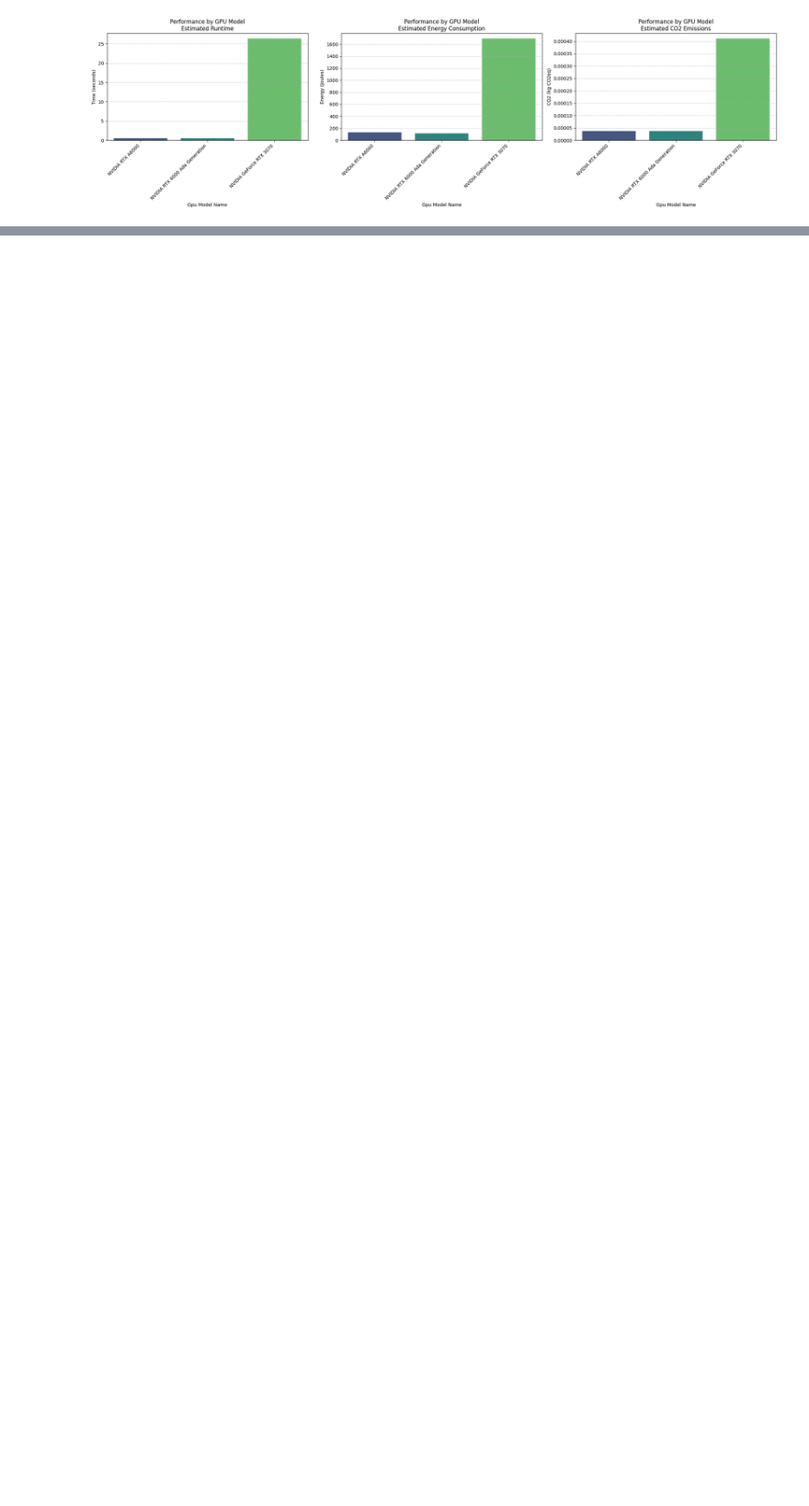
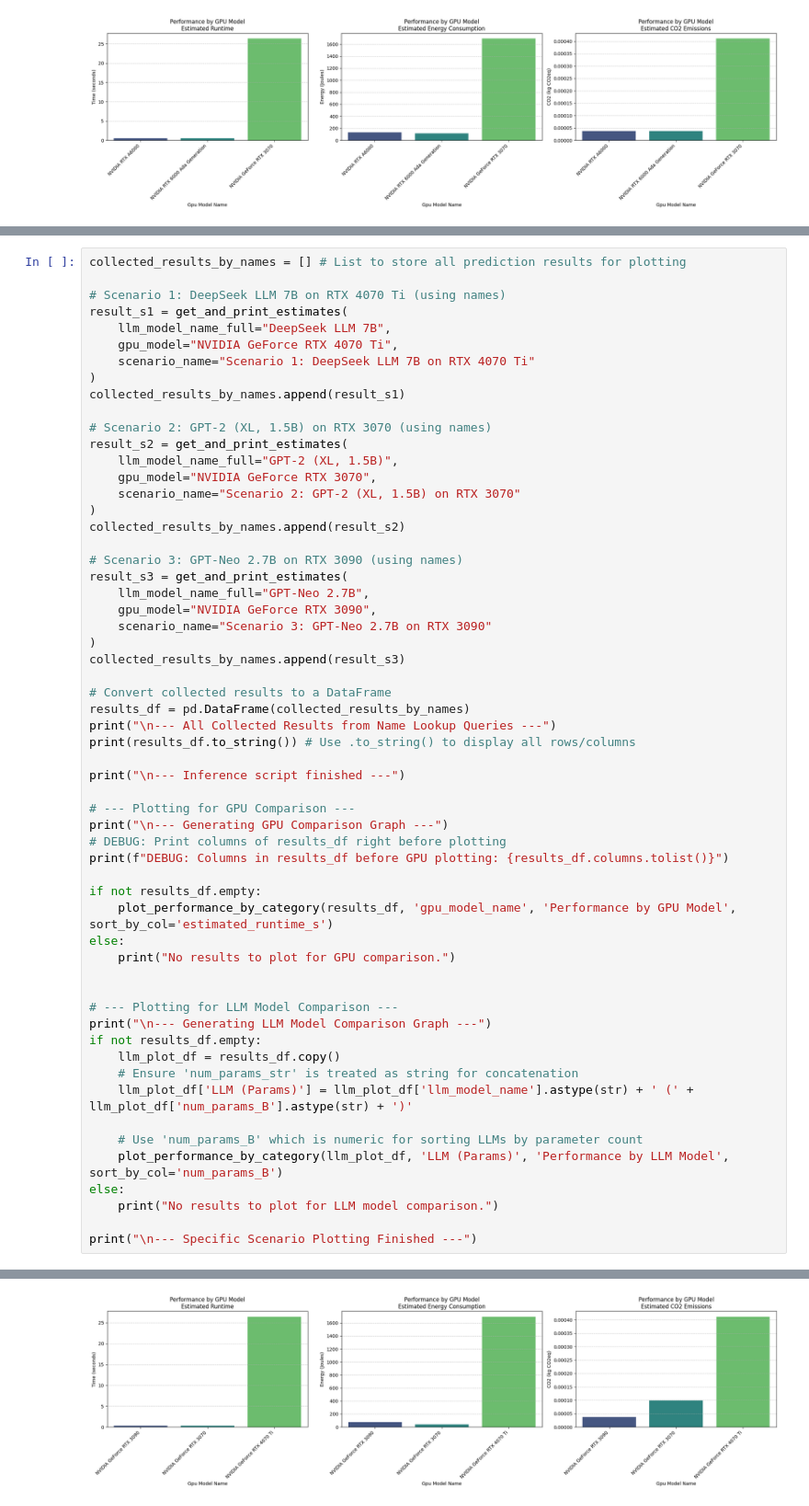
Before and after one commit to ohdoking/infelens_notebook, a Jupyter notebook: AI Inference Energy Consumption Prediction.ipynb, the cells around one changed output, grey strips where cells are left out. Shown: that part at 92% size. Drawn from its saved outputs; the diff is of its cells as text; blank space fills up the shorter version.

Commit message:
update graph paart

```diff
--- a/AI Inference Energy Consumption Prediction.ipynb
+++ b/AI Inference Energy Consumption Prediction.ipynb
@@ -1281,0 +1141,59 @@ DEBUG: Columns in results_df before GPU plotting: ['scenario_name', 'llm_model_n
+# %%
+collected_results_by_names = [] # List to store all prediction results for plotting
+
+# Scenario 1: DeepSeek LLM 7B on RTX 4070 Ti (using names)
+result_s1 = get_and_print_estimates(
+    llm_model_name_full="DeepSeek LLM 7B",
+    gpu_model="NVIDIA GeForce RTX 4070 Ti",
+    scenario_name="Scenario 1: DeepSeek LLM 7B on RTX 4070 Ti"
+)
+collected_results_by_names.append(result_s1)
+
+# Scenario 2: GPT-2 (XL, 1.5B) on RTX 3070 (using names)
+result_s2 = get_and_print_estimates(
+    llm_model_name_full="GPT-2 (XL, 1.5B)",
+    gpu_model="NVIDIA GeForce RTX 3070",
+    scenario_name="Scenario 2: GPT-2 (XL, 1.5B) on RTX 3070"
+)
+collected_results_by_names.append(result_s2)
+
+# Scenario 3: GPT-Neo 2.7B on RTX 3090 (using names)
+result_s3 = get_and_print_estimates(
+    llm_model_name_full="GPT-Neo 2.7B",
+    gpu_model="NVIDIA GeForce RTX 3090",
+    scenario_name="Scenario 3: GPT-Neo 2.7B on RTX 3090"
+)
+collected_results_by_names.append(result_s3)
+
+# Convert collected results to a DataFrame
+results_df = pd.DataFrame(collected_results_by_names)
+print("\n--- All Collected Results from Name Lookup Queries ---")
+print(results_df.to_string()) # Use .to_string() to display all rows/columns
+
+print("\n--- Inference script finished ---")
+
+# --- Plotting for GPU Comparison ---
+print("\n--- Generating GPU Comparison Graph ---")
+# DEBUG: Print columns of results_df right before plotting
+print(f"DEBUG: Columns in results_df before GPU plotting: {results_df.columns.tolist()}")
+
+if not results_df.empty:
+    plot_performance_by_category(results_df, 'gpu_model_name', 'Performance by GPU Model', sort_by_col='estimated_runtime_s')
+else:
+    print("No results to plot for GPU comparison.")
+
+
+# --- Plotting for LLM Model Comparison ---
+print("\n--- Generating LLM Model Comparison Graph ---")
+if not results_df.empty:
+    llm_plot_df = results_df.copy()
+    # Ensure 'num_params_str' is treated as string for concatenation
+    llm_plot_df['LLM (Params)'] = llm_plot_df['llm_model_name'].astype(str) + ' (' + llm_plot_df['num_params_B'].astype(str) + ')'
+
+    # Use 'num_params_B' which is numeric for sorting LLMs by parameter count
+    plot_performance_by_category(llm_plot_df, 'LLM (Params)', 'Performance by LLM Model', sort_by_col='num_params_B')
+else:
+    print("No results to plot for LLM model comparison.")
+
+print("\n--- Specific Scenario Plotting Finished ---")
+# %% [output]
@@ -1281,0 +1217 @@ DEBUG: Columns in results_df before GPU plotting: ['scenario_name', 'llm_model_n
+[figure, added]
```
Also changed, not shown: parts of 3 cells of this notebook.
